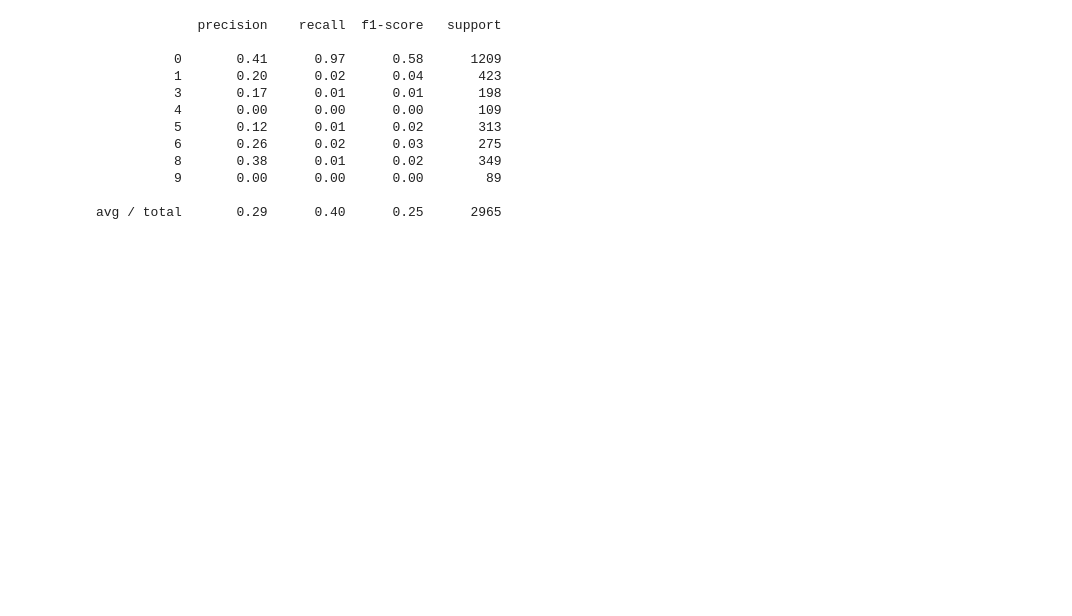
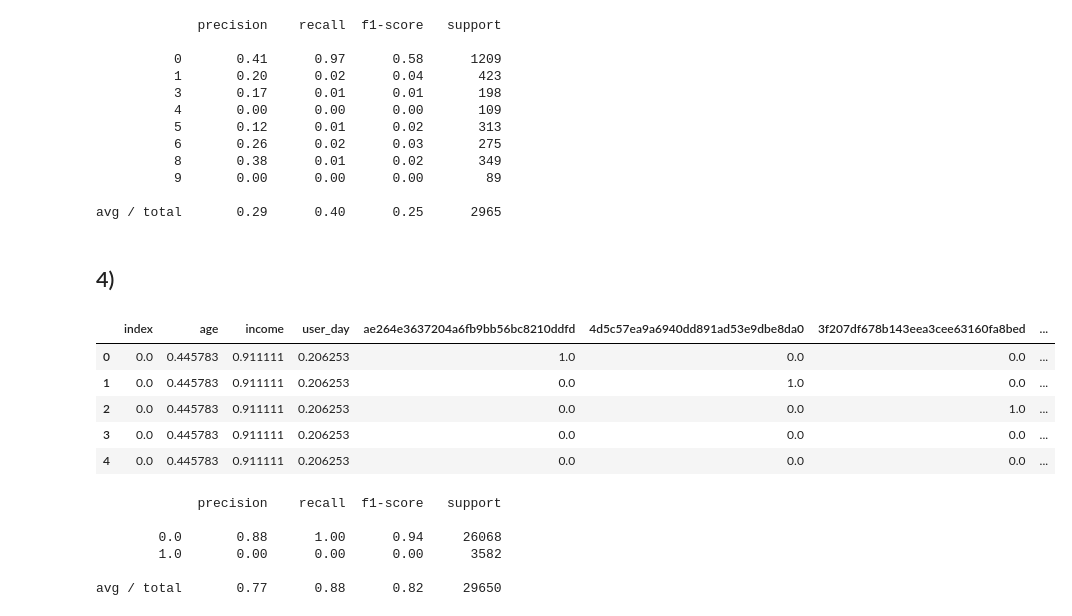
Before and after one commit to Morcu/starbucks_offers, a Jupyter notebook: train.ipynb, the cells around one changed output. Cells and saved outputs as stored; diff of their text form; code cells hidden in the pictures; blank space fills up the shorter version.

```diff
--- a/train.ipynb
+++ b/train.ipynb
@@ -366,3 +365,24 @@ print(classification_report(yTest2, pred))
           9       0.00      0.00      0.00        89
 
 avg / total       0.29      0.40      0.25      2965
+# %% [markdown]
+## 4)
+# %%
+x_dataset4 = pd.read_pickle("./y_dataset4.pkl")
+x_dataset4 = x_dataset4.reset_index()
+y_dataset4 = x_dataset4["class"]
+
+del x_dataset4["user_id"]
+del x_dataset4["class"]
+# %%
+x_dataset4 = x_dataset4.astype('float64')
+y_dataset4 = y_dataset4.astype('float64')
+# %%
+x_dataset4.head()
+# %% [output]
+|  | index | age | income | user_day | ae264e3637204a6fb9bb56bc8210ddfd | 4d5c57ea9a6940dd891ad53e9dbe8da0 | 3f207df678b143eea3cee63160fa8bed | ... |
+| 0 | 0.0 | 0.445783 | 0.911111 | 0.206253 | 1.0 | 0.0 | 0.0 | ... |
+| 1 | 0.0 | 0.445783 | 0.911111 | 0.206253 | 0.0 | 1.0 | 0.0 | ... |
+| 2 | 0.0 | 0.445783 | 0.911111 | 0.206253 | 0.0 | 0.0 | 1.0 | ... |
+| 3 | 0.0 | 0.445783 | 0.911111 | 0.206253 | 0.0 | 0.0 | 0.0 | ... |
+| 4 | 0.0 | 0.445783 | 0.911111 | 0.206253 | 0.0 | 0.0 | 0.0 | ... |
@@ -368,0 +396,9 @@ avg / total       0.29      0.40      0.25      2965
+# %%
+print(classification_report(yTest4, pred))
+# %% [output]
+             precision    recall  f1-score   support
+
+        0.0       0.88      1.00      0.94     26068
+        1.0       0.00      0.00      0.00      3582
+
+avg / total       0.77      0.88      0.82     29650
```
Also changed, not shown: parts of 5 cells of this notebook, 4 other files.
